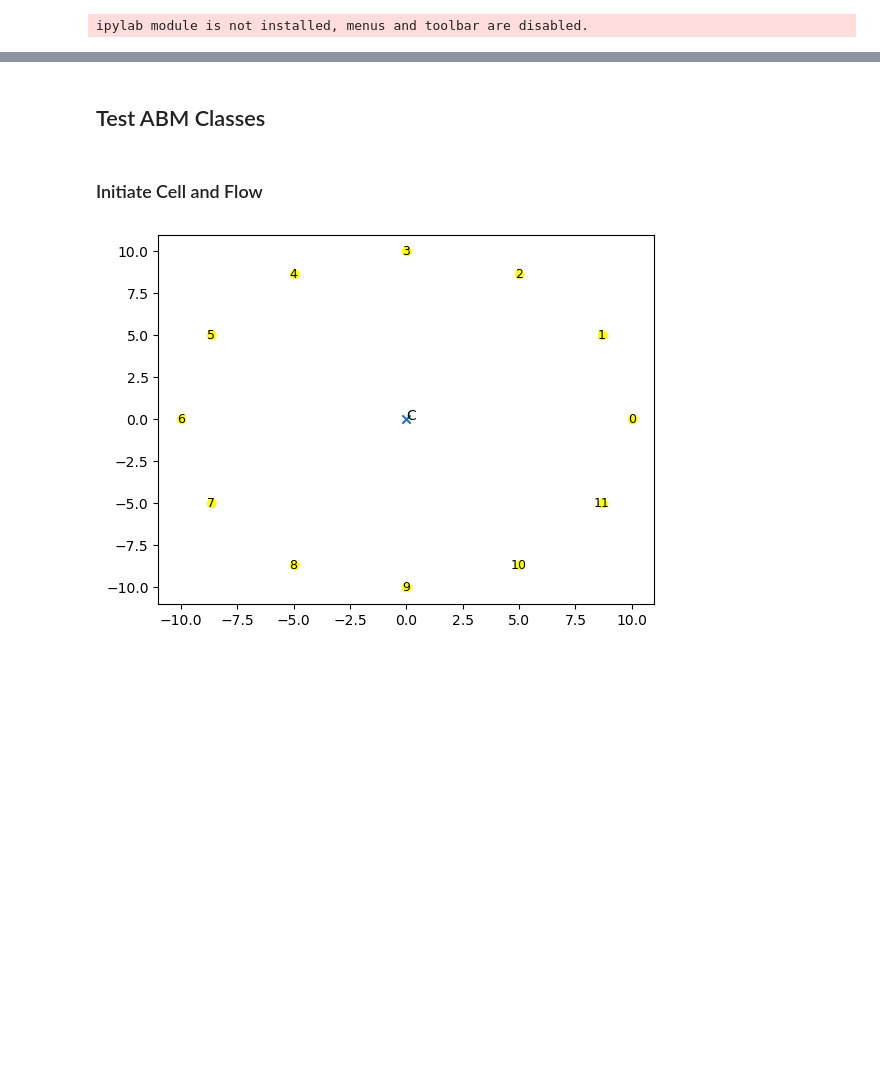
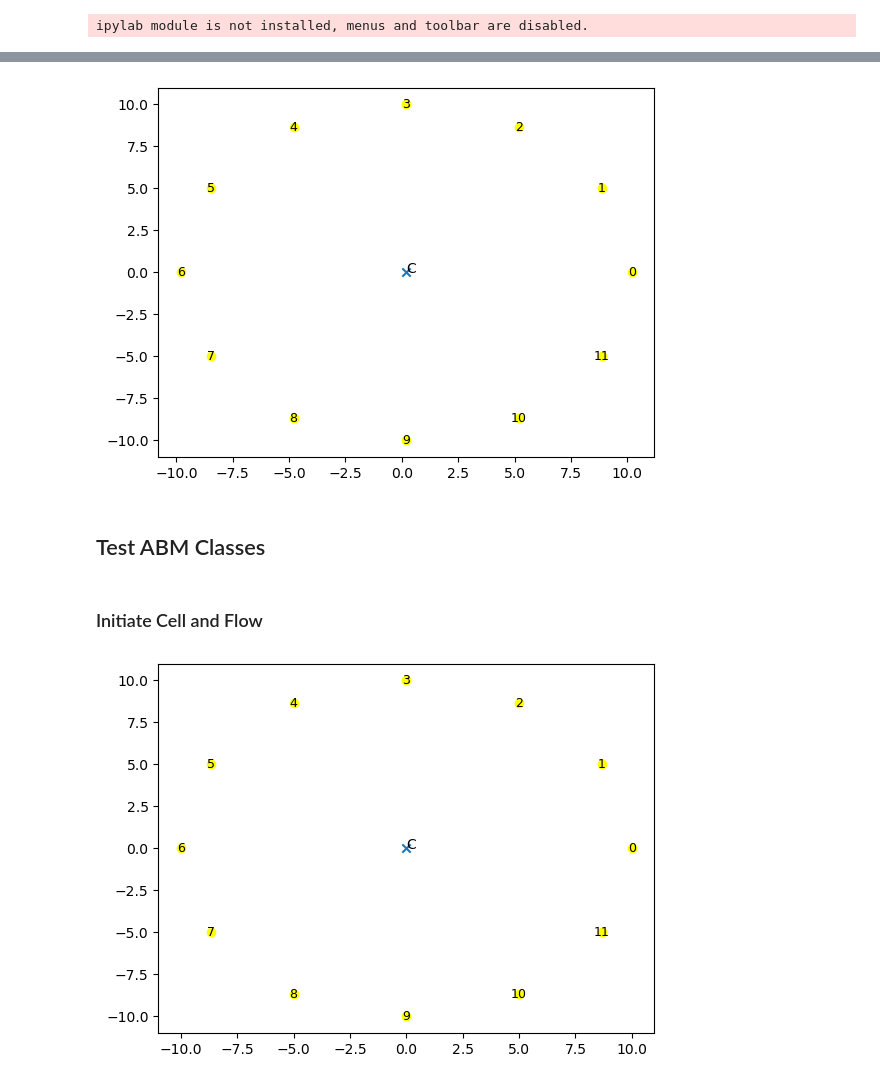
Before and after one commit to emilieyuu/endotehelial-masboss, a Jupyter notebook: notebooks/09_test_abm_pipeline.ipynb, the cells around one changed output, grey strips where cells are left out. Drawn from its saved outputs; the diff is of its cells as text; code cells hidden in the pictures; blank space fills up the shorter version.

Commit message:
rename variables. PROGRESS UPDATE: lut correct, centroid moves correctly with laminar flow, need to model turbulent flow to see changes in tension

```diff
--- a/notebooks/09_test_abm_pipeline.ipynb
+++ b/notebooks/09_test_abm_pipeline.ipynb
@@ -10,8 +10,13 @@ from src.config import load_sim_config, load_sweep_config, load_spatial_config
 from src.paths import *
 from boolean_models.scripts import run_perturbations, run_sweeps
 
+sim_cfg = load_sim_config()
+sweep_cfg = load_sweep_config()
+spatial_cfg = load_spatial_config()
+
 from abm.flow_field import FlowField
 from abm.endothelial_cell import EndothelialCell
 from abm.membrane_node import MembraneNode
+from abm.rho_lookup_table import RhoLookupTable
 # %% [output]
 ipylab module is not installed, menus and toolbar are disabled.
@@ -17,0 +25,6 @@ ipylab module is not installed, menus and toolbar are disabled.
+# %%
+LUT = RhoLookupTable(cfg=spatial_cfg, recruitment_dir=BM_RESULTS_DIR)
+cell = EndothelialCell(cell_id=0, centroid=np.array([0, 0]), lut=LUT, cfg=spatial_cfg)
+flow_field = FlowField()
+positions = cell.positions
+centroid = cell.centroid
@@ -17,0 +39,16 @@ ipylab module is not installed, menus and toolbar are disabled.
+# %%
+"""Node Overview"""
+
+# Plot nodes
+plt.scatter(positions[:,0], positions[:,1], color="yellow")
+
+# Label nodes by ID
+for node in cell.nodes:
+    plt.text(node.pos[0], node.pos[1], str(node.id), fontsize=9,
+             ha='center', va='center')
+
+# Plot centroid
+plt.scatter(centroid[0], centroid[1], marker="x")
+plt.text(centroid[0], centroid[1], "C", fontsize=10, ha="left")
+plt.show()
+plt.close()
@@ -17,0 +57,3 @@ ipylab module is not installed, menus and toolbar are disabled.
+# %%
+cell.step(flow_field, dt=0.1)
+cell
@@ -18,3 +80,18 @@ ipylab module is not installed, menus and toolbar are disabled.
+# %%
+plt.scatter(cell.positions[:,0], cell.positions[:,1], color="yellow")
+
+# Label nodes by ID
+for node in cell.nodes:
+    plt.text(node.pos[0], node.pos[1], str(node.id), fontsize=9,
+             ha='center', va='center')
+
+# Plot centroid
+plt.scatter(cell.centroid[0], cell.centroid[1], marker="x")
+plt.text(cell.centroid[0], cell.centroid[1], "C", fontsize=10, ha="left")
+plt.show()
+plt.close()
+# %% [output]
+[figure, added]
 # %% [markdown]
 ## Test ABM Classes
 # %% [markdown]
```
Also changed, not shown: parts of 4 cells of this notebook, 2 other files.
